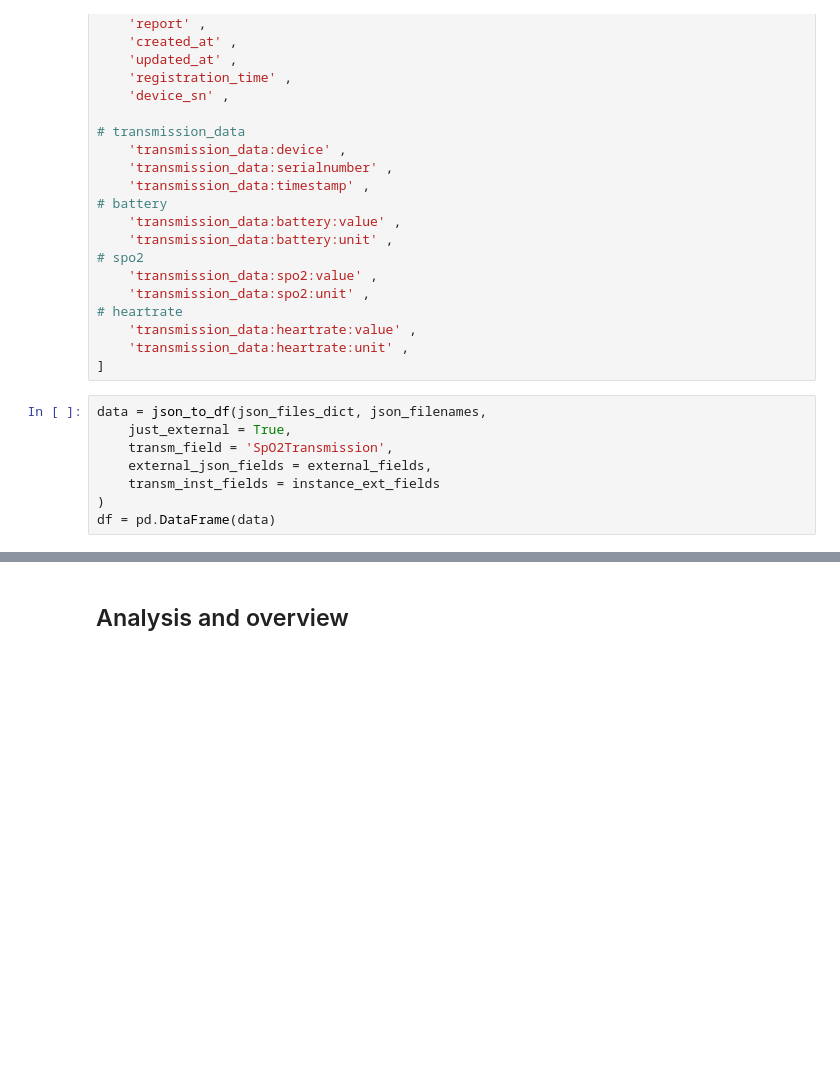
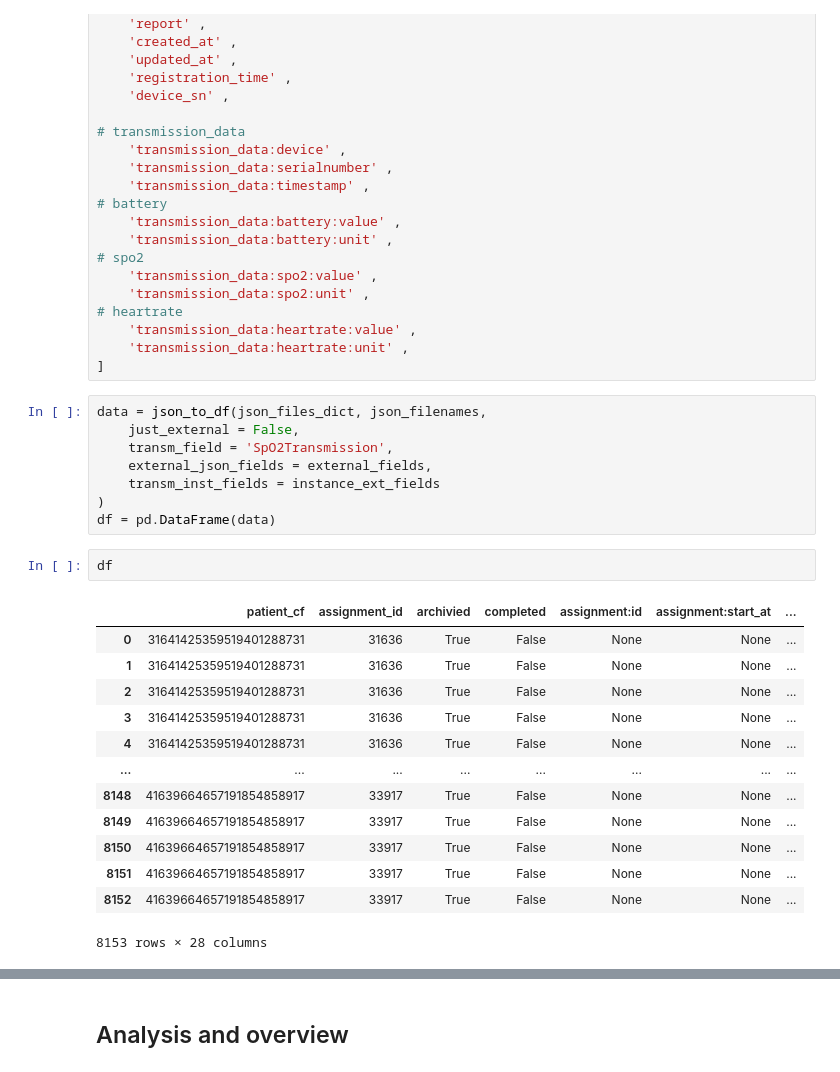
Before and after one commit to andreagoo8/smart-sc, a Jupyter notebook: analysis/parsing-4-dati_eumaco.ipynb, the cells around one changed output, grey strips where cells are left out. Drawn from its saved outputs; the diff is of its cells as text; blank space fills up the shorter version.

```diff
--- a/analysis/parsing-4-dati_eumaco.ipynb
+++ b/analysis/parsing-4-dati_eumaco.ipynb
@@ -78,11 +78,27 @@ instance_ext_fields = [
 ]
 # %%
 data = json_to_df(json_files_dict, json_filenames,
-    just_external = True,
+    just_external = False,
     transm_field = 'SpO2Transmission',
     external_json_fields = external_fields,
     transm_inst_fields = instance_ext_fields
 )
 df = pd.DataFrame(data)
+# %%
+df
+# %% [output]
+|  | patient_cf | assignment_id | archivied | completed | assignment:id | assignment:start_at | ... |
+| 0 | 31641425359519401288731 | 31636 | True | False | None | None | ... |
+| 1 | 31641425359519401288731 | 31636 | True | False | None | None | ... |
+| 2 | 31641425359519401288731 | 31636 | True | False | None | None | ... |
+| 3 | 31641425359519401288731 | 31636 | True | False | None | None | ... |
+| 4 | 31641425359519401288731 | 31636 | True | False | None | None | ... |
+| ... | ... | ... | ... | ... | ... | ... | ... |
+| 8148 | 41639664657191854858917 | 33917 | True | False | None | None | ... |
+| 8149 | 41639664657191854858917 | 33917 | True | False | None | None | ... |
+| 8150 | 41639664657191854858917 | 33917 | True | False | None | None | ... |
+| 8151 | 41639664657191854858917 | 33917 | True | False | None | None | ... |
+| 8152 | 41639664657191854858917 | 33917 | True | False | None | None | ... |
+8153 rows × 28 columns
 # %%
 df.info()
```
Also changed, not shown: parts of 22 cells of this notebook.
